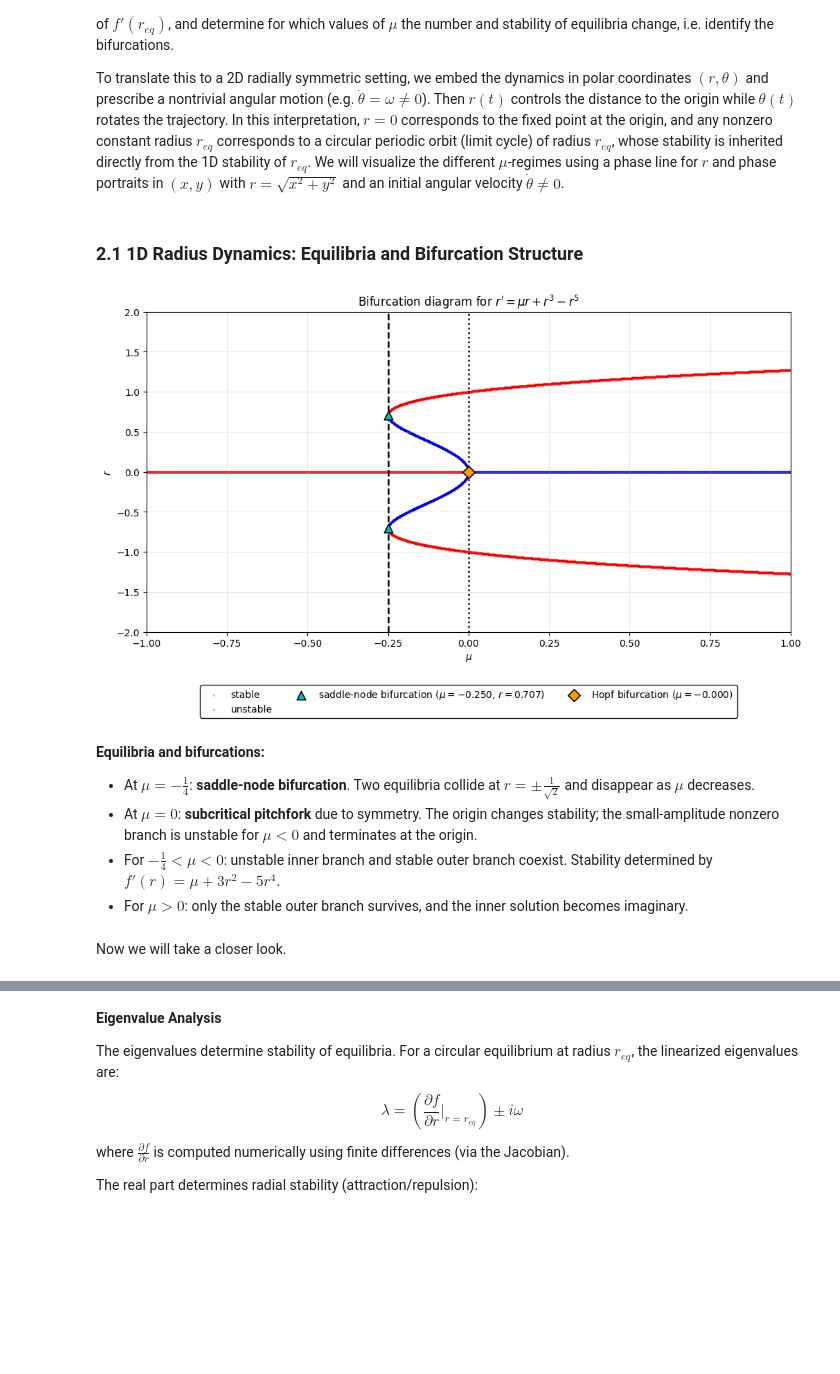
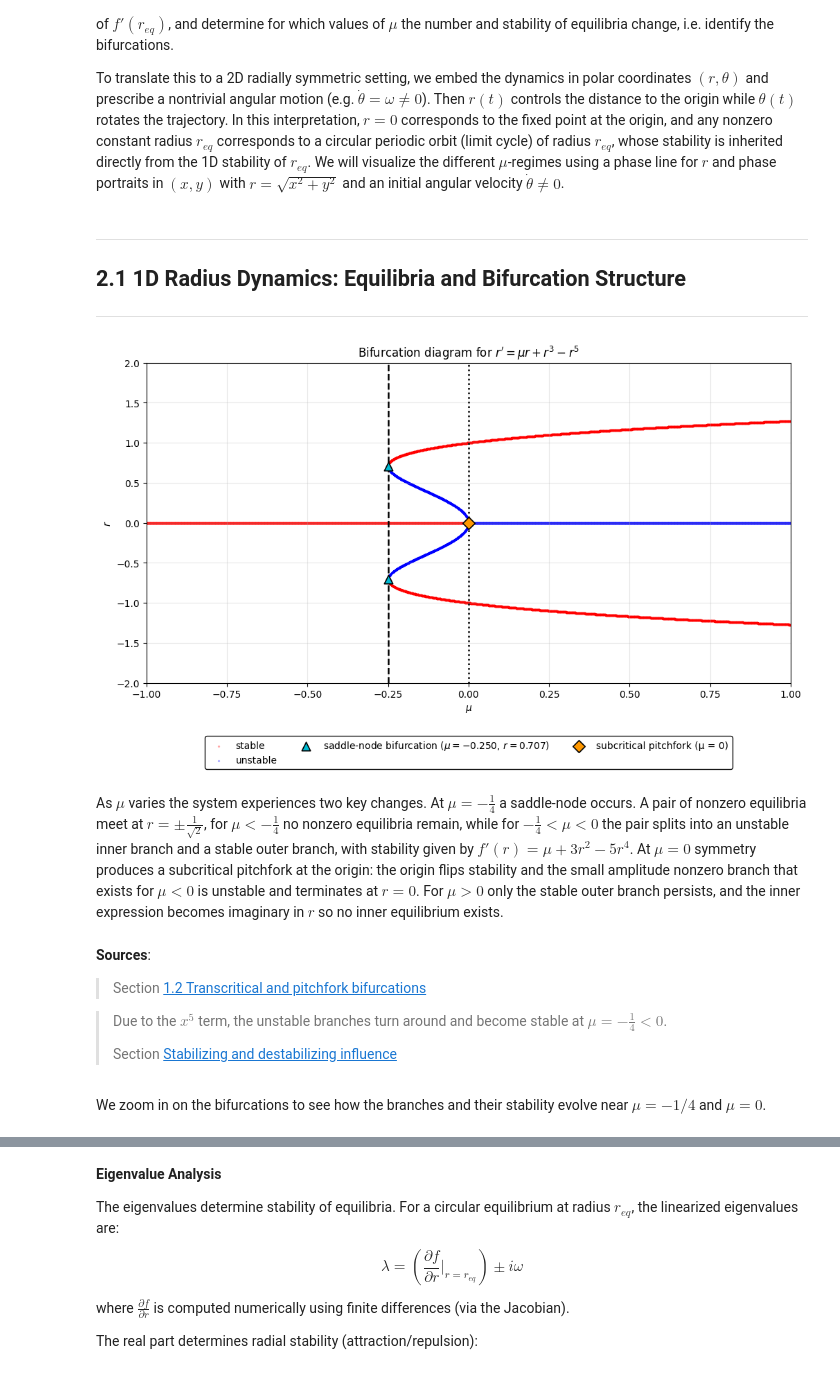
Before and after one commit to trcools/2e-bachelor-Fysica, a Jupyter notebook: Biophysics/Examen/Exam-part-2/finals-part-2.ipynb, the cells around one changed output, grey strips where cells are left out. Drawn from its saved outputs; the diff is of its cells as text; code cells hidden in the pictures; blank space fills up the shorter version.

Commit message:
exam part 2 almost done + some chemie AI flop

```diff
--- a/Biophysics/Examen/Exam-part-2/finals-part-2.ipynb
+++ b/Biophysics/Examen/Exam-part-2/finals-part-2.ipynb
@@ -34,20 +33,30 @@ Viewed as a 1D dynamical system in $r\ge 0$, the goal is to find the equilibria
 
 To translate this to a 2D radially symmetric setting, we embed the dynamics in polar coordinates $(r,\theta)$ and prescribe a nontrivial angular motion (e.g. $\dot\theta=\omega\neq 0$). Then $r(t)$ controls the distance to the origin while $\theta(t)$ rotates the trajectory. In this interpretation, $r=0$ corresponds to the fixed point at the origin, and any nonzero constant radius $r_{eq}$ corresponds to a circular periodic orbit (limit cycle) of radius $r_{eq}$, whose stability is inherited directly from the 1D stability of $r_{eq}$. We will visualize the different $\mu$-regimes using a phase line for $r$ and phase portraits in $(x,y)$ with $r=\sqrt{x^2+y^2}$ and an initial angular velocity $\dot\theta\neq 0$.
 # %% [markdown]
-### 2.1 1D Radius Dynamics: Equilibria and Bifurcation Structure
+---
+## 2.1 1D Radius Dynamics: Equilibria and Bifurcation Structure
+---
 # %%
-radial.plot_bifurcation_1d(mu_range=(-1, 1), r_range=(-2, 2), n_mu=3000, legend=True, include_negative=True)
+fig = radial.plot_bifurcation_1d(mu_range=(-1, 1), r_range=(-2, 2), n_mu=3000, legend=True, include_negative=True)
+ax = plt.gca()
+leg = ax.get_legend()
+if leg:
+    for text in leg.get_texts():
+        if "Hopf" in text.get_text():
+            text.set_text("subcritical pitchfork (μ = 0)")
 plt.show()
 # %% [output]
-[figure, old version]
+[figure, new version]
 # %% [markdown]
-**Equilibria and bifurcations:**
-
-- At $\mu = -\tfrac{1}{4}$: **saddle-node bifurcation**. Two equilibria collide at $r =\pm \tfrac{1}{\sqrt{2}}$ and disappear as $\mu$ decreases.
-- At $\mu = 0$: **subcritical pitchfork** due to symmetry. The origin changes stability; the small-amplitude nonzero branch is unstable for $\mu < 0$ and terminates at the origin.
-- For $-\tfrac{1}{4} < \mu < 0$: unstable inner branch and stable outer branch coexist. Stability determined by $f'(r) = \mu + 3r^2 - 5r^4$.
-- For $\mu > 0$: only the stable outer branch survives, and the inner solution becomes imaginary.
+As $\mu$ varies the system experiences two key changes. At $\mu = -\tfrac{1}{4}$ a saddle‑node occurs. A pair of nonzero equilibria meet at $r = \pm\tfrac{1}{\sqrt{2}}$, for $\mu < -\tfrac{1}{4}$ no nonzero equilibria remain, while for $-\tfrac{1}{4} < \mu < 0$ the pair splits into an unstable inner branch and a stable outer branch, with stability given by $f'(r) = \mu + 3r^2 - 5r^4$. At $\mu = 0$ symmetry produces a subcritical pitchfork at the origin: the origin flips stability and the small amplitude nonzero branch that exists for $\mu < 0$ is unstable and terminates at $r = 0$. For $\mu > 0$ only the stable outer branch persists, and the inner expression becomes imaginary in $r$ so no inner equilibrium exists.
-# %% [markdown]
-Now we will take a closer look.
+# %% [markdown]
+**Sources**:
+>Section [1.2 Transcritical and pitchfork bifurcations](https://ocw.mit.edu/courses/12-006j-nonlinear-dynamics-chaos-fall-2022/mit12_006jf22_lec10-11.pdf)
+
+> Due to the $x^5$ term, the unstable branches turn around and become stable at $\mu = -\frac{1}{4} < 0$.
+>
+>Section [Stabilizing and destabilizing inﬂuence](Examen/Exam-part-2/examen-part2.pdf)
+# %% [markdown]
+We zoom in on the bifurcations to see how the branches and their stability evolve near $\mu=-1/4$ and $\mu=0$.
 # %%
 plt.close('all')
```
Also changed, not shown: parts of 25 cells of this notebook.
